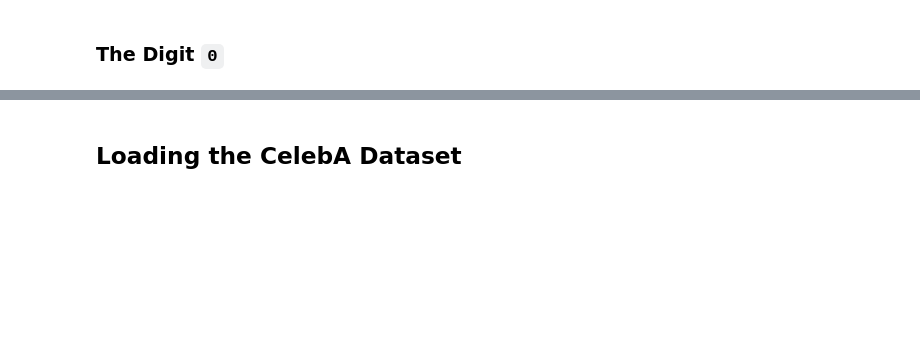
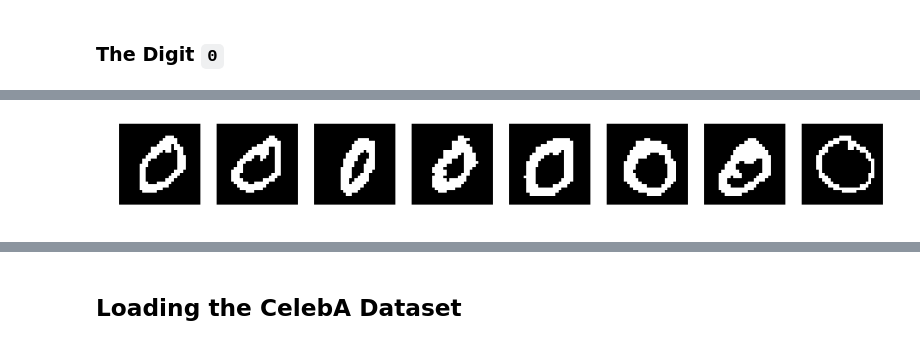
Before and after one commit to abidlabs/Deep-Generative-Models-Tutorial, a Jupyter notebook: 2. The Simplest Generative Models (Independent Features).ipynb, the cells around one changed output, grey strips where cells are left out. Saved outputs shown, nothing was run; the diff lists cells and outputs as text; code cells hidden in the pictures; blank space fills up the shorter version.

```diff
--- a/2. The Simplest Generative Models (Independent Features).ipynb
+++ b/2. The Simplest Generative Models (Independent Features).ipynb
@@ -31,0 +69,13 @@ for i in range(n_show):
+# %%
+(x_train, y_train), _ = tf.keras.datasets.mnist.load_data()
+idx = np.where(y_train<1); x_train = x_train[idx]; y_train=y_train[idx]  # Get only digit 0
+x_train = np.rint(x_train.astype(float)/255)  # Binarize the images.
+n_show = 8
+
+# Show some examples.
+_, ax = plt.subplots(1, 8, figsize=[16, 2])
+for i in range(n_show):
+    ax[i].imshow(x_train[i], cmap='gray')
+    ax[i].set_axis_off()
+# %% [output]
+[figure, added]
```
Also changed, not shown: parts of 23 cells of this notebook, 1 other file.
